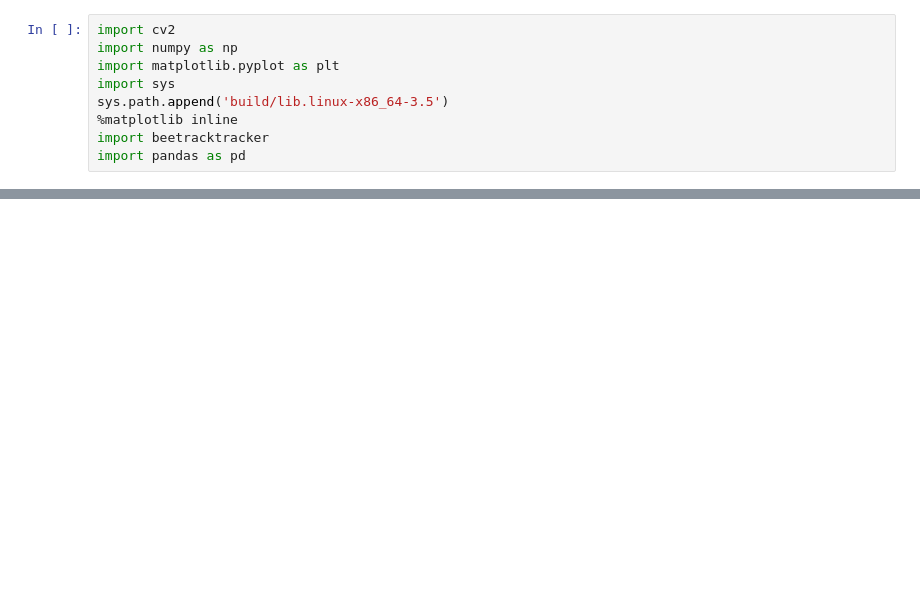
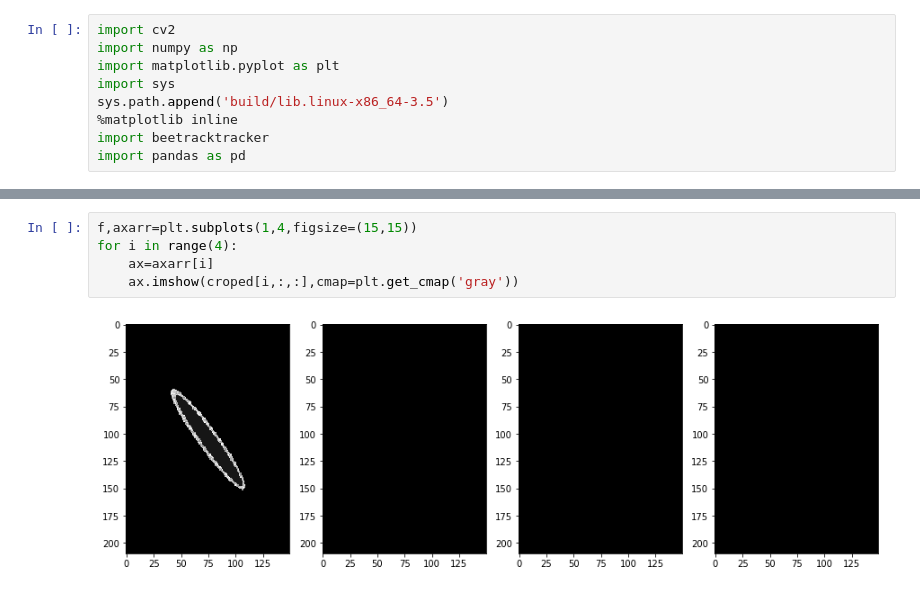
Before and after one commit to bolirev/toolbox-tracking, a Jupyter notebook: src/BeeTrackTracker_CPP.ipynb, the cells around one changed output, grey strips where cells are left out. Saved outputs shown, nothing was run; the diff lists cells and outputs as text; blank space fills up the shorter version.

```diff
--- a/src/BeeTrackTracker_CPP.ipynb
+++ b/src/BeeTrackTracker_CPP.ipynb
@@ -105,0 +97,7 @@ myim
+# %%
+f,axarr=plt.subplots(1,4,figsize=(15,15))
+for i in range(4):
+    ax=axarr[i]
+    ax.imshow(croped[i,:,:],cmap=plt.get_cmap('gray'))
+# %% [output]
+[figure, added]
```
Also changed, not shown: parts of 12 cells of this notebook, 3 other files.
